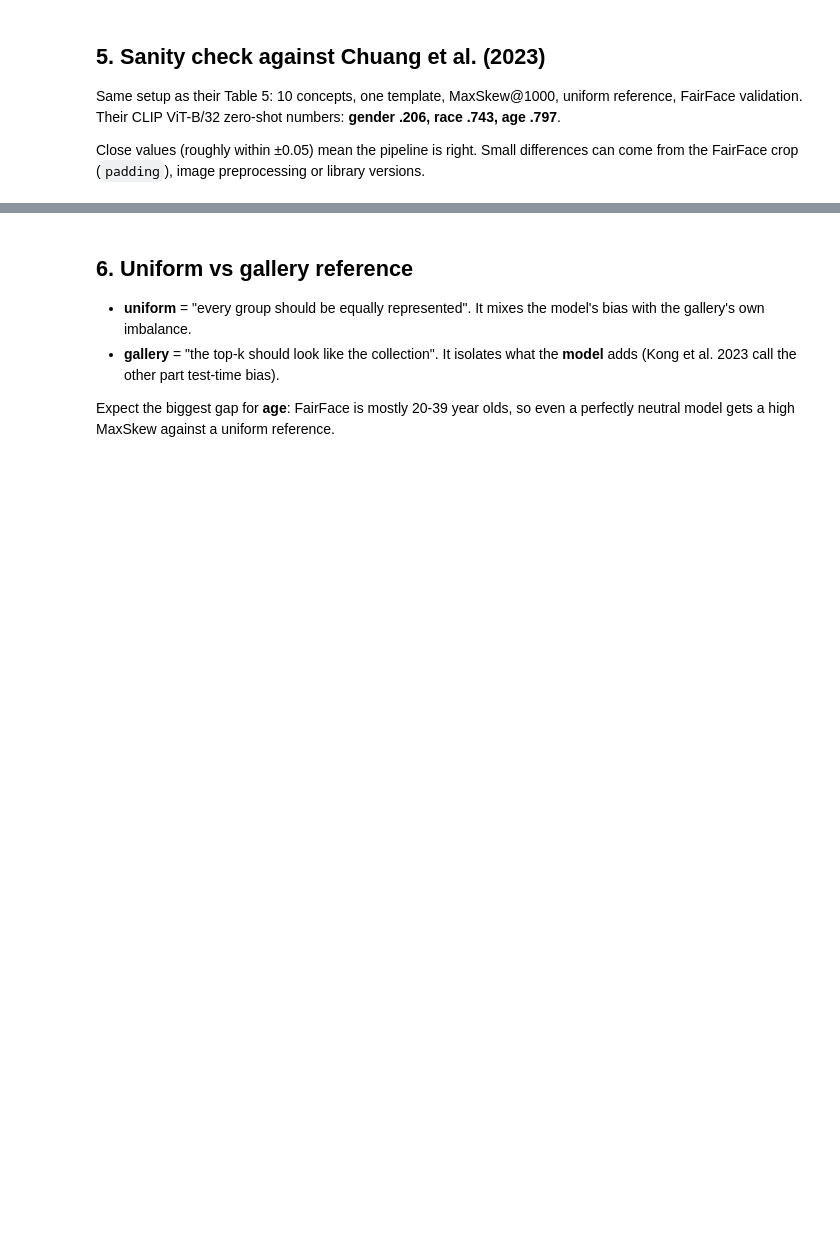
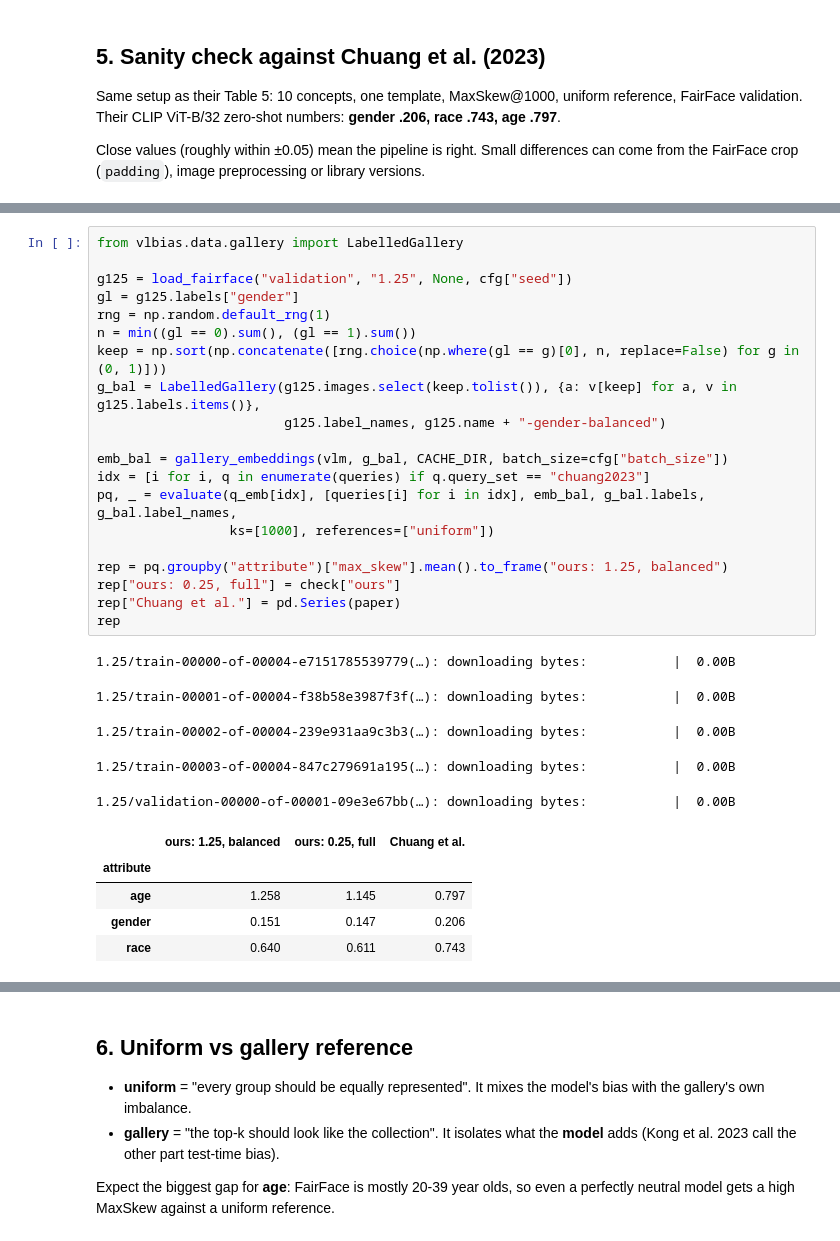
Before and after one commit to simalyucel/clip-bias-mitigation, a Jupyter notebook: notebooks/02_baseline_fairface.ipynb, the cells around one changed output, grey strips where cells are left out. Saved outputs shown, nothing was run; the diff lists cells and outputs as text; blank space fills up the shorter version.

```diff
--- a/notebooks/02_baseline_fairface.ipynb
+++ b/notebooks/02_baseline_fairface.ipynb
@@ -144,0 +238,31 @@ check
+# %%
+from vlbias.data.gallery import LabelledGallery
+
+g125 = load_fairface("validation", "1.25", None, cfg["seed"])
+gl = g125.labels["gender"]
+rng = np.random.default_rng(1)
+n = min((gl == 0).sum(), (gl == 1).sum())
+keep = np.sort(np.concatenate([rng.choice(np.where(gl == g)[0], n, replace=False) for g in (0, 1)]))
+g_bal = LabelledGallery(g125.images.select(keep.tolist()), {a: v[keep] for a, v in g125.labels.items()},
+                        g125.label_names, g125.name + "-gender-balanced")
+
+emb_bal = gallery_embeddings(vlm, g_bal, CACHE_DIR, batch_size=cfg["batch_size"])
+idx = [i for i, q in enumerate(queries) if q.query_set == "chuang2023"]
+pq, _ = evaluate(q_emb[idx], [queries[i] for i in idx], emb_bal, g_bal.labels, g_bal.label_names,
+                 ks=[1000], references=["uniform"])
+
+rep = pq.groupby("attribute")["max_skew"].mean().to_frame("ours: 1.25, balanced")
+rep["ours: 0.25, full"] = check["ours"]
+rep["Chuang et al."] = pd.Series(paper)
+rep
+# %% [output]
+1.25/train-00000-of-00004-e7151785539779(…): downloading bytes:           |  0.00B
+1.25/train-00001-of-00004-f38b58e3987f3f(…): downloading bytes:           |  0.00B
+1.25/train-00002-of-00004-239e931aa9c3b3(…): downloading bytes:           |  0.00B
+1.25/train-00003-of-00004-847c279691a195(…): downloading bytes:           |  0.00B
+1.25/validation-00000-of-00001-09e3e67bb(…): downloading bytes:           |  0.00B
+|  | ours: 1.25, balanced | ours: 0.25, full | Chuang et al. |
+| attribute |  |  |  |
+| age | 1.258 | 1.145 | 0.797 |
+| gender | 0.151 | 0.147 | 0.206 |
+| race | 0.640 | 0.611 | 0.743 |
```
Also changed, not shown: parts of 30 cells of this notebook.
